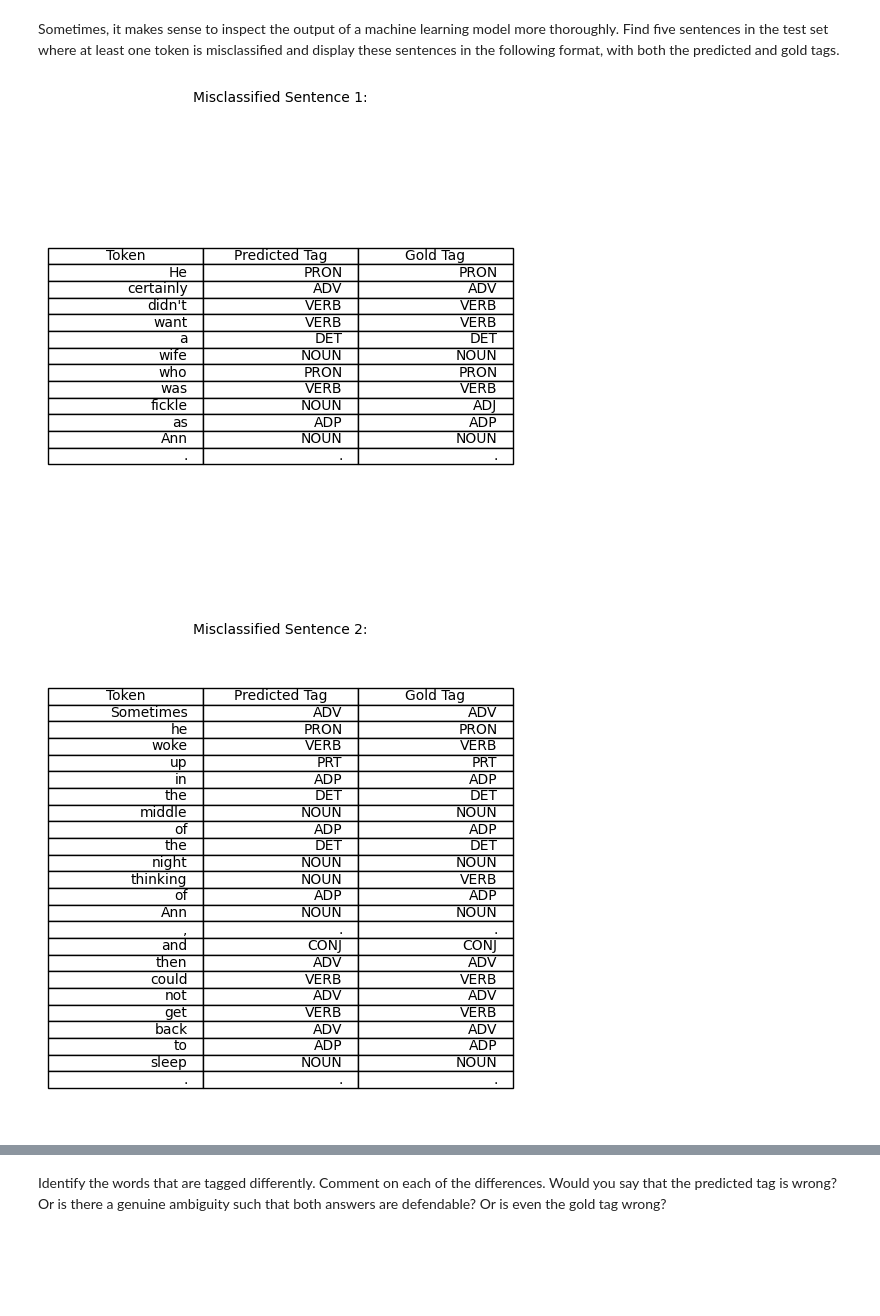
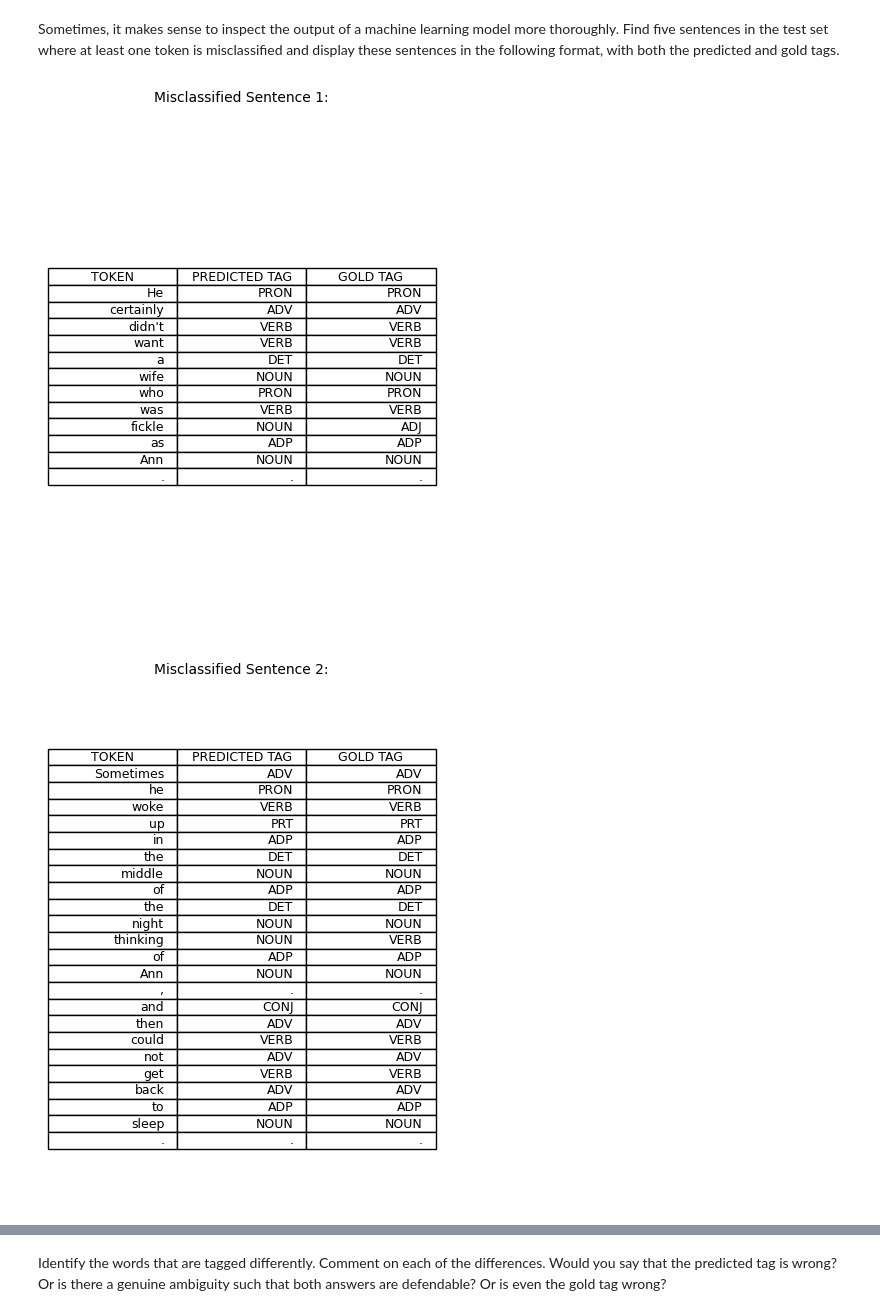
Before and after one commit to alessiasanfelici/IN4080--NLP-Exercises, a Jupyter notebook: NLP-Projects/alesssa_in4080_mandatory_2.ipynb, the cells around one changed output, grey strips where cells are left out. Cells and saved outputs as stored; diff of their text form; code cells hidden in the pictures; blank space fills up the shorter version.

```diff
--- a/NLP-Projects/alesssa_in4080_mandatory_2.ipynb
+++ b/NLP-Projects/alesssa_in4080_mandatory_2.ipynb
@@ -455,8 +463,8 @@ plt.show()
 # %%
-c = {"C": c_values, "Accuracy": accuracies_c}
+c = {"C": c_values, "ACCURACY": accuracies_c}
 df_c = pd.DataFrame(c)
 
-fig, ax = plt.subplots(figsize = (4.5, 2.5))
+fig, ax = plt.subplots(figsize = (4.5, 2))
 ax.axis('off')
 ax.axis('tight')
 ax.table(cellText = df_c.values, colLabels = df_c.columns, loc = 'center')
@@ -662,37 +667,31 @@ following format, with both the predicted and gold tags.
 # %%
 misclassified_count = 0
 
 # Initialize a list to store misclassified tokens
 
 misclassified_dfs = []
 
 counter = 0
 for i in range(len(sentences)):
     sentence = sentences[i]
     predicted = [tag for word, tag in perc.tag(sentence)]
     gold = gold_tags[sentences.index(sentence)]
     if predicted != gold:
-        data =  {"Token": sentence, "Predicted Tag": predicted, "Gold Tag": gold}
+        data =  {"TOKEN": sentence, "PREDICTED TAG": predicted, "GOLD TAG": gold}
         df = pd.DataFrame(data)
         counter += 1
         misclassified_dfs.append(df)
     # Stop after finding five misclassified sentences
     if counter == 5:
         break
 
 # Access and print each DataFrame in the list
 for i in range(len(misclassified_dfs)):
-    #print(f"Misclassified Sentence {i+1}:")
-    #print(misclassified_dfs[i])
-    #print("\n")
-
-    fig, ax = plt.subplots(figsize = (6,6))
+    fig, ax = plt.subplots(figsize = (5,6.5))
     ax.axis('off')
-    #ax.axis('tight')
     ax.table(cellText = misclassified_dfs[i].values, colLabels = misclassified_dfs[i].columns, loc = 'center')
-    #ax.set_title(f"Misclassified Sentence {i+1}:")
     title = ax.text(0.5, 1.05, f"Misclassified Sentence {i+1}:", transform = ax.transAxes, horizontalalignment = "center")
     plt.show()
 # %% [output]
-[figure, old version]
+[figure, new version]
-[figure, old version]
+[figure, new version]
```
Also changed, not shown: parts of 46 cells of this notebook.
